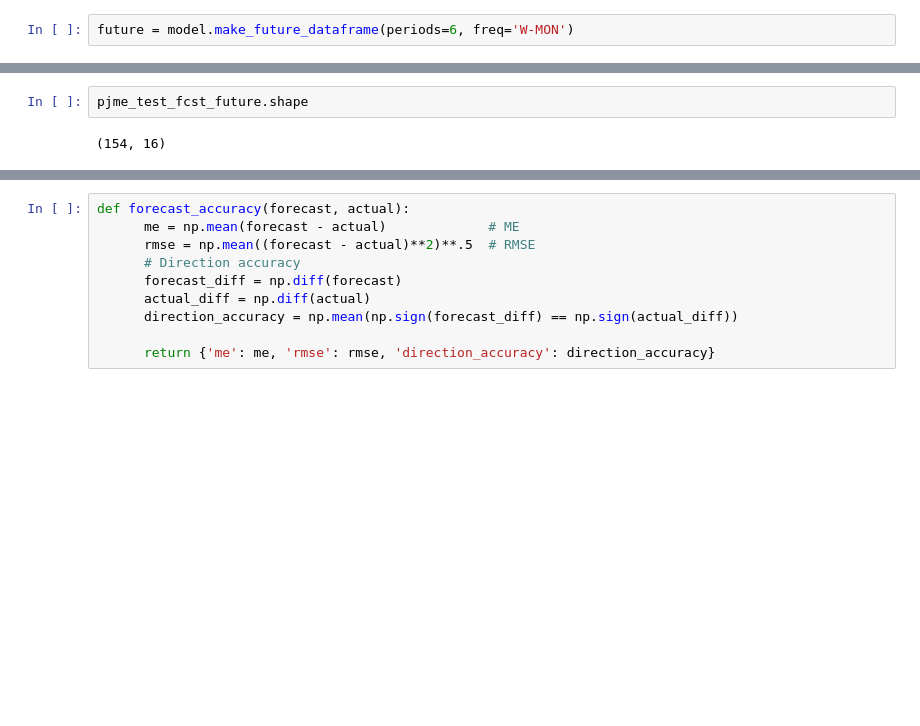
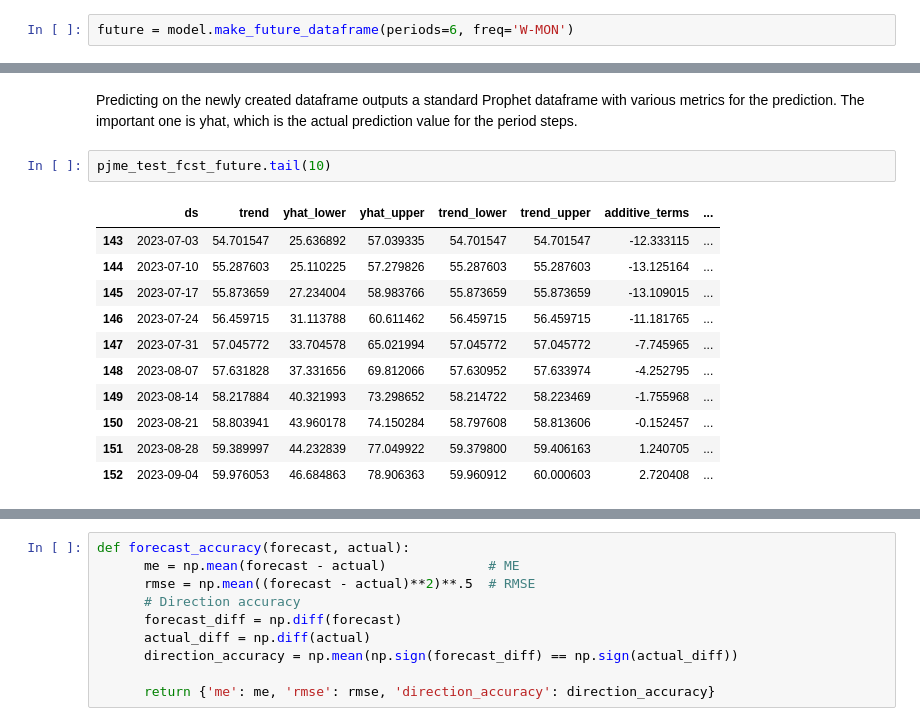
Before and after one commit to surajkarak/thesis, a Jupyter notebook: Prophet.ipynb, the cells around one changed output, grey strips where cells are left out. Drawn from its saved outputs; the diff is of its cells as text; blank space fills up the shorter version.

```diff
--- a/Prophet.ipynb
+++ b/Prophet.ipynb
@@ -156,7 +144,19 @@ pjme_test_fcst_future
-# %%
-pjme_test_fcst_future.shape
-# %% [output]
-(154, 16)
+# %% [markdown]
+Predicting on the newly created dataframe outputs a standard Prophet dataframe with various metrics for the prediction. The important one is yhat, which is the actual prediction value for the period steps.
+# %%
+pjme_test_fcst_future.tail(10)
+# %% [output]
+|  | ds | trend | yhat_lower | yhat_upper | trend_lower | trend_upper | additive_terms | ... |
+| 143 | 2023-07-03 | 54.701547 | 25.636892 | 57.039335 | 54.701547 | 54.701547 | -12.333115 | ... |
+| 144 | 2023-07-10 | 55.287603 | 25.110225 | 57.279826 | 55.287603 | 55.287603 | -13.125164 | ... |
+| 145 | 2023-07-17 | 55.873659 | 27.234004 | 58.983766 | 55.873659 | 55.873659 | -13.109015 | ... |
+| 146 | 2023-07-24 | 56.459715 | 31.113788 | 60.611462 | 56.459715 | 56.459715 | -11.181765 | ... |
+| 147 | 2023-07-31 | 57.045772 | 33.704578 | 65.021994 | 57.045772 | 57.045772 | -7.745965 | ... |
+| 148 | 2023-08-07 | 57.631828 | 37.331656 | 69.812066 | 57.630952 | 57.633974 | -4.252795 | ... |
+| 149 | 2023-08-14 | 58.217884 | 40.321993 | 73.298652 | 58.214722 | 58.223469 | -1.755968 | ... |
+| 150 | 2023-08-21 | 58.803941 | 43.960178 | 74.150284 | 58.797608 | 58.813606 | -0.152457 | ... |
+| 151 | 2023-08-28 | 59.389997 | 44.232839 | 77.049922 | 59.379800 | 59.406163 | 1.240705 | ... |
+| 152 | 2023-09-04 | 59.976053 | 46.684863 | 78.906363 | 59.960912 | 60.000603 | 2.720408 | ... |
 # %%
 future_yhat = pjme_test_fcst_future['yhat'].iloc[-6:]
 future_yhat
```
Also changed, not shown: parts of 32 cells of this notebook, 1 other file.
